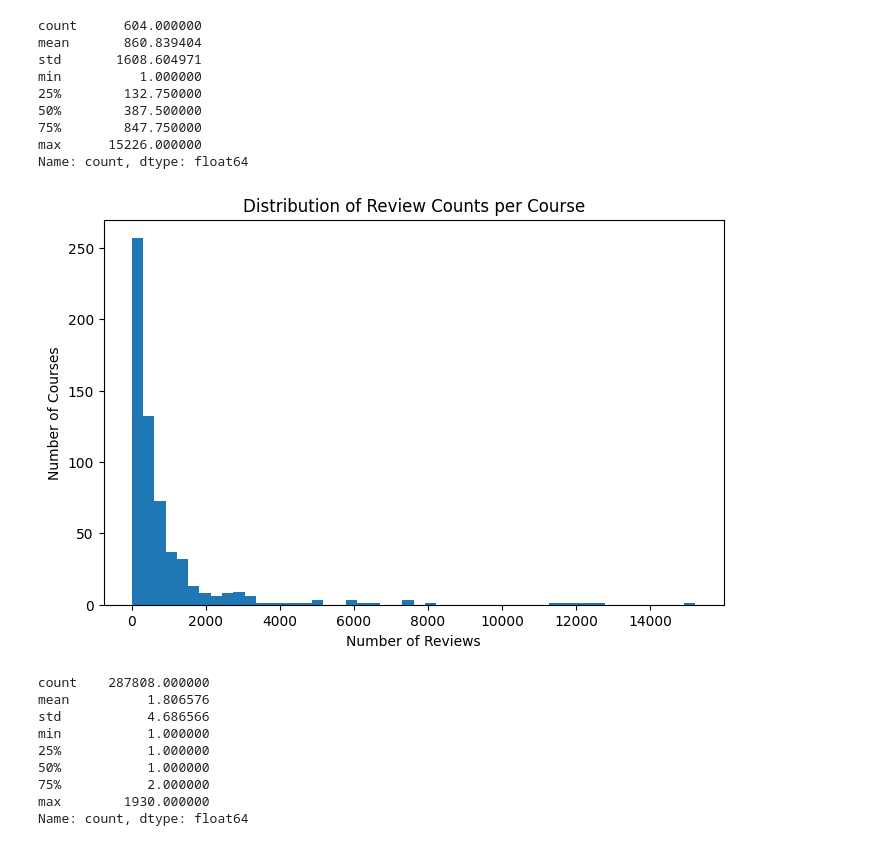
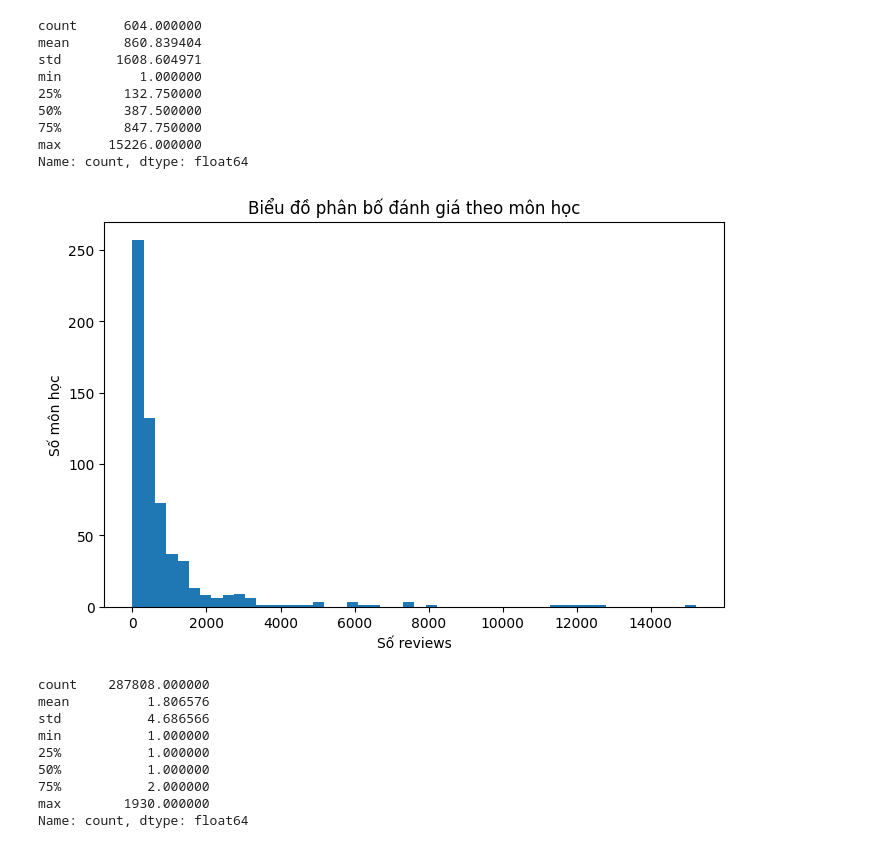
Before and after one commit to nguyentrang05/Coursera_Recommendation_System, a Jupyter notebook: notebooks/01_eda_preprocessing.ipynb, the cells around one changed output. Cells and saved outputs as stored; diff of their text form; code cells hidden in the pictures.

Commit message:
update phân tích và tiền xử lý dữ liệu

```diff
--- a/notebooks/01_eda_preprocessing.ipynb
+++ b/notebooks/01_eda_preprocessing.ipynb
@@ -157,6 +155,6 @@ plt.show()
 # %%
-reviews_per_course = reviews["course_id"].value_counts()
-reviews_per_course.describe()
+reviews_theo_mon = reviews["course_id"].value_counts()
+reviews_theo_mon.describe()
 # %% [output]
 count      604.000000
 mean       860.839404
@@ -170,13 +168,13 @@ Name: count, dtype: float64
 # %%
 plt.figure(figsize=(8, 5))
 
-plt.hist(reviews_per_course, bins=50)
+plt.hist(reviews_theo_mon, bins=50)
 
-plt.title("Distribution of Review Counts per Course")
-plt.xlabel("Number of Reviews")
-plt.ylabel("Number of Courses")
+plt.title("Biểu đồ phân bố đánh giá theo môn học")
+plt.xlabel("Số reviews")
+plt.ylabel("Số môn học")
 
 plt.show()
 # %% [output]
-[figure, old version]
+[figure, new version]
 # %%
```
Also changed, not shown: parts of 37 cells of this notebook.
